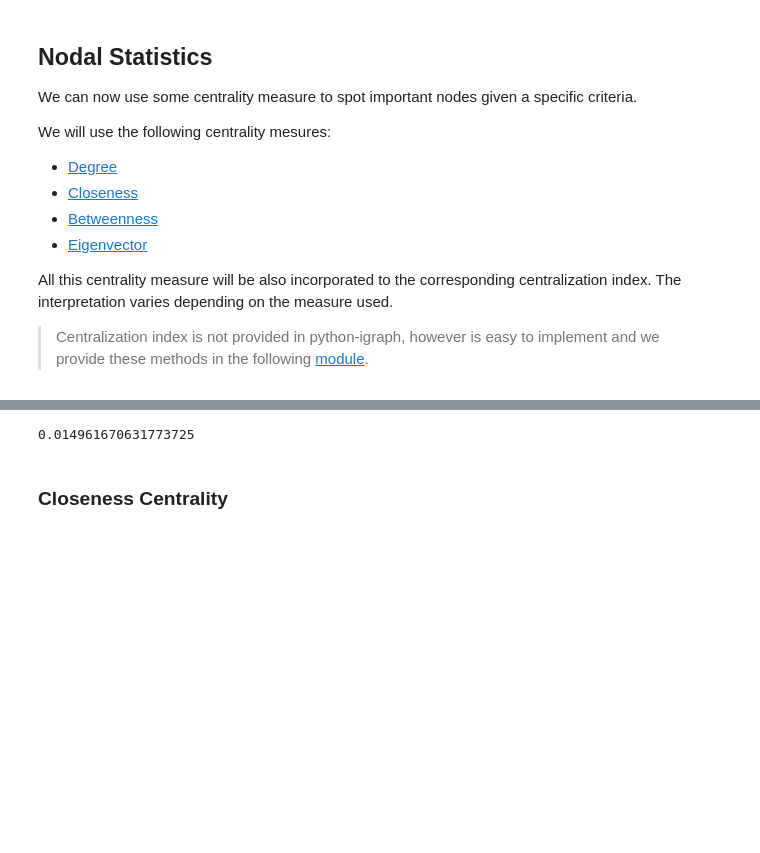
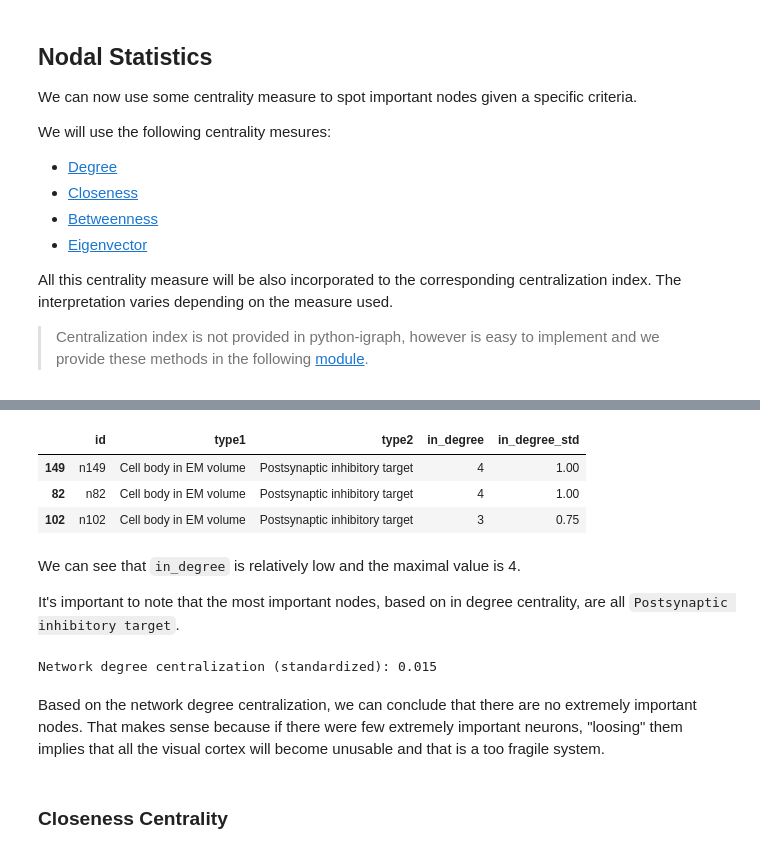
Before and after one commit to cMancio00/sand-2024, a Jupyter notebook: notebooks/Cortical.ipynb, the cells around one changed output, grey strips where cells are left out. Saved outputs shown, nothing was run; the diff lists cells and outputs as text; code cells hidden in the pictures; blank space fills up the shorter version.

Commit message:
Degree Centrality
Added degree centrality and centralization index.
Also added a dataframe to store all the centralization measurements

```diff
--- a/notebooks/Cortical.ipynb
+++ b/notebooks/Cortical.ipynb
@@ -323,0 +326,8 @@ All this centrality measure will be also incorporated to the corresponding centr
+# %%
+data = {
+    "id": neurons.vs["id"],
+    "type1": neurons.vs["type1"],
+    "type2": neurons.vs["type2"]
+}
+centrality = pd.DataFrame(data)
+centrality.tail(2)
@@ -326,9 +352,26 @@ All this centrality measure will be also incorporated to the corresponding centr
+# %%
+centrality["in_degree"] = neurons.degree(centrality.index,mode="in")
+centrality["in_degree_std"] = centrality["in_degree"]/centrality["in_degree"].max()
+
+centrality.sort_values(by=["in_degree"], ascending=False).head(3)
+# %% [output]
+|  | id | type1 | type2 | in_degree | in_degree_std |
+| 149 | n149 | Cell body in EM volume | Postsynaptic inhibitory target | 4 | 1.00 |
+| 82 | n82 | Cell body in EM volume | Postsynaptic inhibitory target | 4 | 1.00 |
+| 102 | n102 | Cell body in EM volume | Postsynaptic inhibitory target | 3 | 0.75 |
+# %% [markdown]
+We can see that `in_degree` is relatively low and the maximal value is 4.
+
+It's important to note that the most important nodes, based on in degree centrality, are all `Postsynaptic inhibitory target`.
 # %%
 from centralization.centralization_index import degree_centralization
 
-degree_centralization(neurons,"in")
+degree = degree_centralization(neurons,"in")
+print(f"Network degree centralization (standardized): {degree:.03}")
 # %% [output]
-0.014961670631773725
+Network degree centralization (standardized): 0.015
+# %% [markdown]
+Based on the network degree centralization, we can conclude that there are no extremely important nodes. That makes sense because if there were few extremely important neurons, "loosing" them implies that all the visual cortex will become unusable and that is a too fragile system.
 # %% [markdown]
 ### Closeness Centrality
 # %% [markdown]
```
Also changed, not shown: parts of 6 cells of this notebook.
